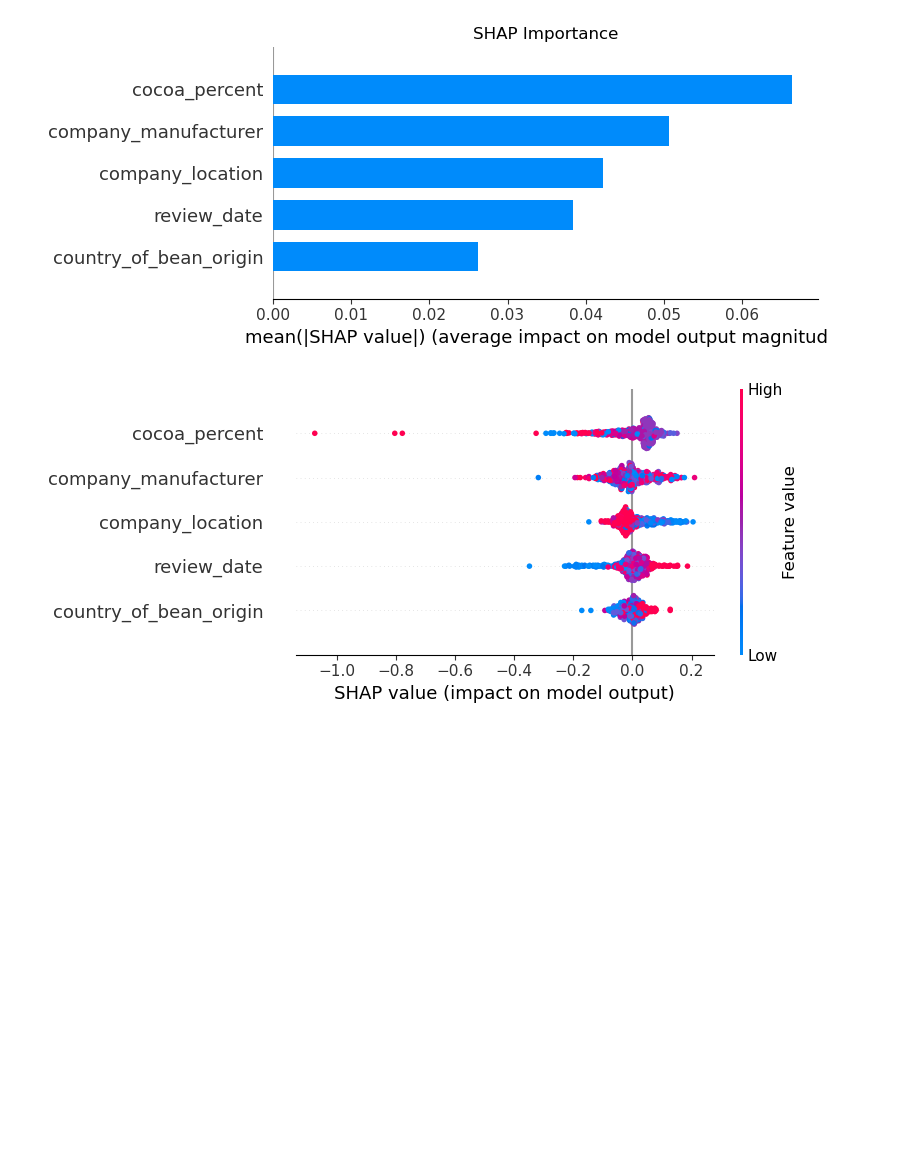
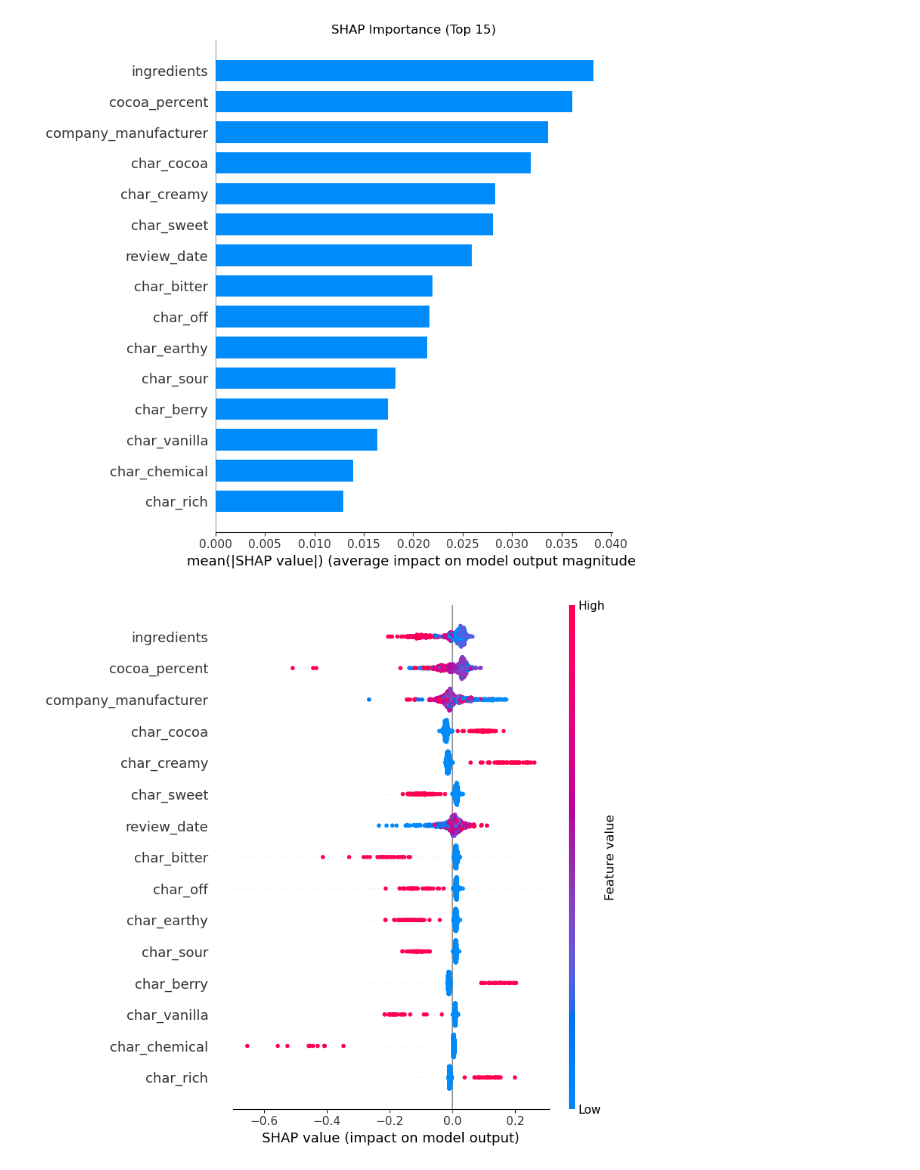
Before and after one commit to plekhovrodion/machine_learning_for_scientific, a Jupyter notebook: chocolate_task3.ipynb, the cells around one changed output. Cells and saved outputs as stored; diff of their text form; code cells hidden in the pictures; blank space fills up the shorter version.

```diff
--- a/chocolate_task3.ipynb
+++ b/chocolate_task3.ipynb
@@ -48,0 +188,21 @@ X_train, X_test, y_train, y_test = train_test_split(X, target, test_size=0.2, ra
+# %%
+# Объединение всех признаков
+X_train_numeric = X_train_numeric.reset_index(drop=True)
+X_train_label = X_train_label.reset_index(drop=True)
+X_train_onehot_df = X_train_onehot_df.reset_index(drop=True)
+X_train_char = X_train_char.reset_index(drop=True)
+
+X_test_numeric = X_test_numeric.reset_index(drop=True)
+X_test_label = X_test_label.reset_index(drop=True)
+X_test_onehot_df = X_test_onehot_df.reset_index(drop=True)
+X_test_char = X_test_char.reset_index(drop=True)
+
+X_train = pd.concat([X_train_numeric, X_train_label, X_train_onehot_df, X_train_char], axis=1)
+X_test = pd.concat([X_test_numeric, X_test_label, X_test_onehot_df, X_test_char], axis=1)
+
+y_train = y_train.reset_index(drop=True)
+y_test = y_test.reset_index(drop=True)
+
+print(f"Размерность признакового пространства (train): {X_train.shape}")
+print(f"Размерность признакового пространства (test): {X_test.shape}")
+print(f"Всего признаков: {X_train.shape[1]}")
@@ -58,5 +224,15 @@ GradientBoostingRegressor — ансамблевая модель, послед
 # %%
 def calculate_rmse(y_true, y_pred):
+    """
+    Вычисляет Root Mean Squared Error.
+
+    Args:
+        y_true: Истинные значения целевой переменной
+        y_pred: Предсказанные значения
+
+    Returns:
+        float: Значение RMSE
+    """
     return np.sqrt(mean_squared_error(y_true, y_pred))
 
 rmse_scorer = make_scorer(calculate_rmse, greater_is_better=False)
@@ -156,7 +340,9 @@ CV RMSE: 0.4019
 # %%
-if abs(study.best_value) < -random_search.best_score_:
+if study.best_value < -random_search.best_score_:
     best_params = study.best_params.copy()
     best_params['random_state'] = RANDOM_STATE
+    print("Выбраны параметры из Optuna")
 else:
     best_params = random_search.best_params_.copy()
     best_params['random_state'] = RANDOM_STATE
+    print("Выбраны параметры из RandomizedSearchCV")
@@ -243,15 +436,15 @@ shap_importance = pd.DataFrame({
 }).sort_values('importance', ascending=False)
 # %%
 fig, ax = plt.subplots(figsize=(10, 6))
-shap.summary_plot(shap_values, X_test, plot_type="bar", show=False)
-plt.title('SHAP Importance')
+shap.summary_plot(shap_values, X_test, plot_type="bar", show=False, max_display=15)
+plt.title('SHAP Importance (Top 15)')
 plt.tight_layout()
 plt.show()
 
 fig, ax = plt.subplots(figsize=(10, 6))
-shap.summary_plot(shap_values, X_test, show=False)
+shap.summary_plot(shap_values, X_test, show=False, max_display=15)
 plt.tight_layout()
 plt.show()
 # %% [output]
-[figure, old version]
+[figure, new version]
-[figure, old version]
+[figure, new version]
```
Also changed, not shown: parts of 47 cells of this notebook.
